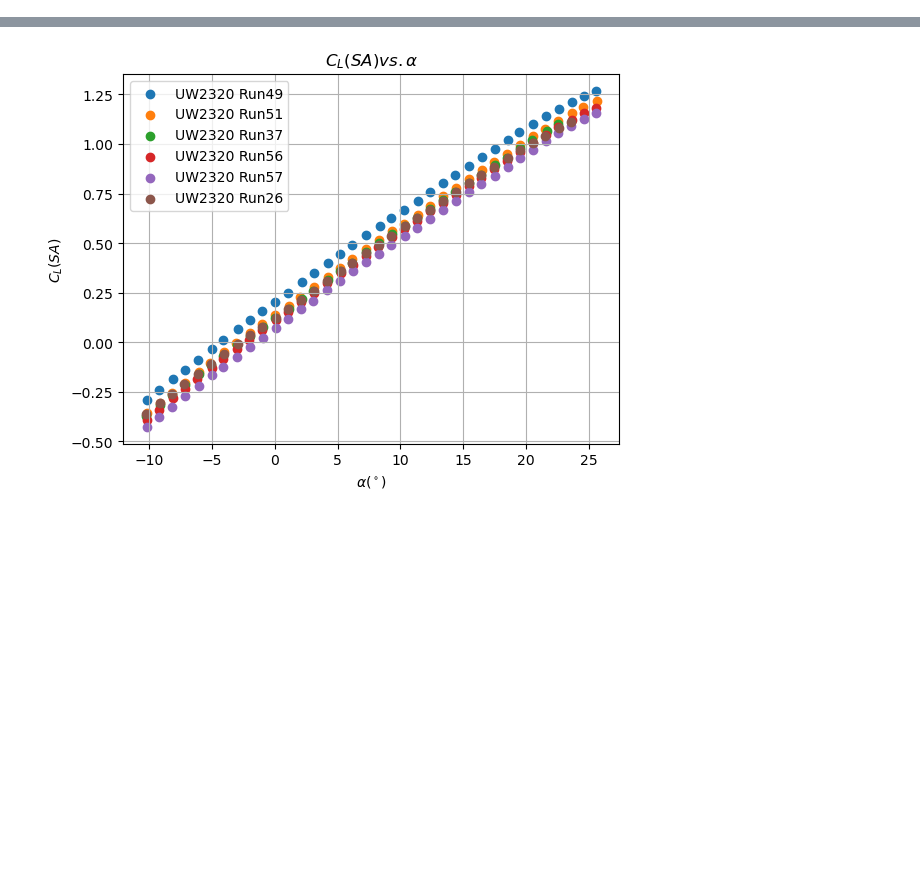
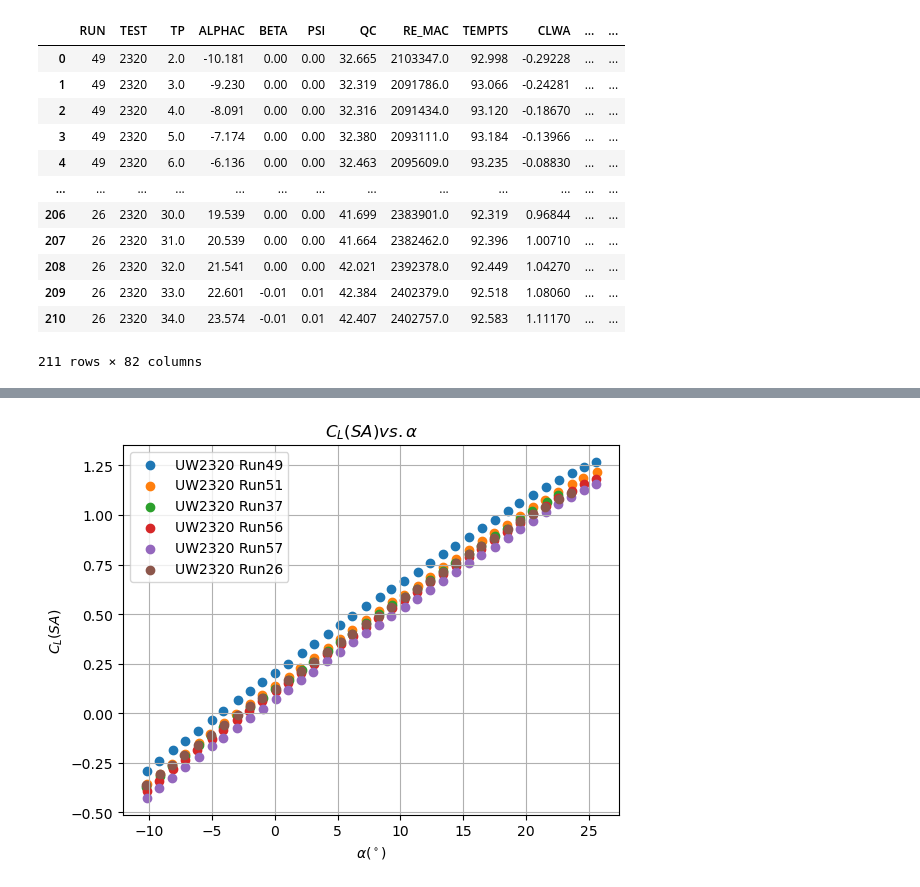
Before and after one commit to eddiekyting/SCALOS, a Jupyter notebook: project/sandbox/Extract_data.ipynb, the cells around one changed output, grey strips where cells are left out. Cells and saved outputs as stored; diff of their text form; code cells hidden in the pictures; blank space fills up the shorter version.

```diff
--- a/project/sandbox/Extract_data.ipynb
+++ b/project/sandbox/Extract_data.ipynb
@@ -82,0 +102,17 @@ class DataPrep:
+# %%
+df = df_data_sub
+df
+# %% [output]
+|  | RUN | TEST | TP | ALPHAC | BETA | PSI | QC | RE_MAC | TEMPTS | CLWA | ... | ... |
+| 0 | 49 | 2320 | 2.0 | -10.181 | 0.00 | 0.00 | 32.665 | 2103347.0 | 92.998 | -0.29228 | ... | ... |
+| 1 | 49 | 2320 | 3.0 | -9.230 | 0.00 | 0.00 | 32.319 | 2091786.0 | 93.066 | -0.24281 | ... | ... |
+| 2 | 49 | 2320 | 4.0 | -8.091 | 0.00 | 0.00 | 32.316 | 2091434.0 | 93.120 | -0.18670 | ... | ... |
+| 3 | 49 | 2320 | 5.0 | -7.174 | 0.00 | 0.00 | 32.380 | 2093111.0 | 93.184 | -0.13966 | ... | ... |
+| 4 | 49 | 2320 | 6.0 | -6.136 | 0.00 | 0.00 | 32.463 | 2095609.0 | 93.235 | -0.08830 | ... | ... |
+| ... | ... | ... | ... | ... | ... | ... | ... | ... | ... | ... | ... | ... |
+| 206 | 26 | 2320 | 30.0 | 19.539 | 0.00 | 0.00 | 41.699 | 2383901.0 | 92.319 | 0.96844 | ... | ... |
+| 207 | 26 | 2320 | 31.0 | 20.539 | 0.00 | 0.00 | 41.664 | 2382462.0 | 92.396 | 1.00710 | ... | ... |
+| 208 | 26 | 2320 | 32.0 | 21.541 | 0.00 | 0.00 | 42.021 | 2392378.0 | 92.449 | 1.04270 | ... | ... |
+| 209 | 26 | 2320 | 33.0 | 22.601 | -0.01 | 0.01 | 42.384 | 2402379.0 | 92.518 | 1.08060 | ... | ... |
+| 210 | 26 | 2320 | 34.0 | 23.574 | -0.01 | 0.01 | 42.407 | 2402757.0 | 92.583 | 1.11170 | ... | ... |
+211 rows × 82 columns
```
Also changed, not shown: parts of 5 cells of this notebook.
